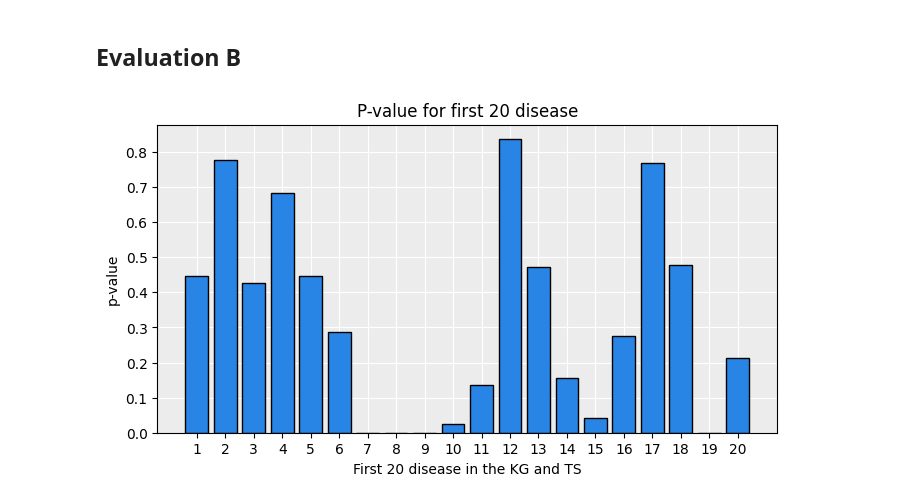
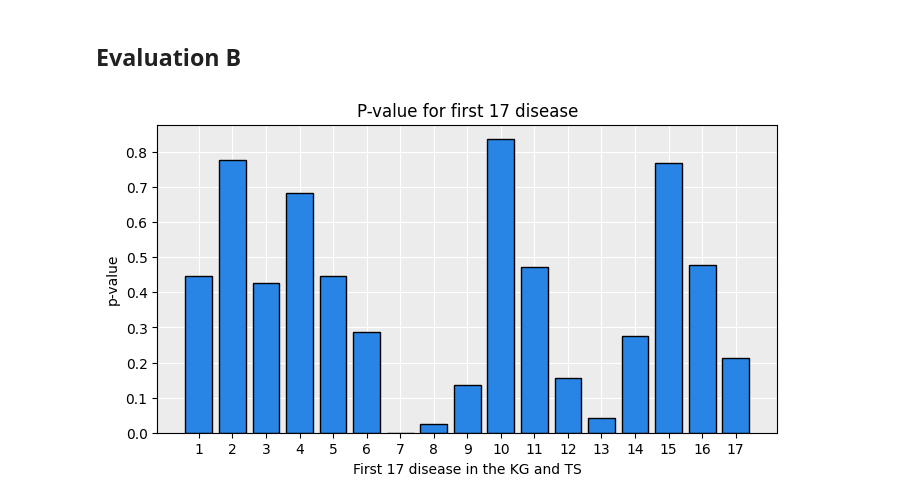
Before and after one commit to jacons/LMining-Neurodegenerative, a Jupyter notebook: Model_evalutation.ipynb, the cells around one changed output. Saved outputs shown, nothing was run; the diff lists cells and outputs as text; code cells hidden in the pictures.

```diff
--- a/Model_evalutation.ipynb
+++ b/Model_evalutation.ipynb
@@ -165,8 +173,6 @@ pValues = [0.4474150974725506,
  0.44755628041210505,
  0.2856933831503558,
  0.00020957884158454972,
- 0,
- 0,
  0.024716017356946285,
  0.1359102710650009,
  0.8359753942553461,
@@ -176,21 +182,20 @@ pValues = [0.4474150974725506,
  0.2770658573997668,
  0.7696008559247212,
  0.47669944424089467,
- 0,
  0.213685989598322]
 # %%
 import matplotlib.pyplot as plt
 plt.figure(figsize=(8, 4))
 ax = plt.axes()
 ax.set_facecolor("#ececec")
 ax.set_axisbelow(True)
 ax.yaxis.grid(color='white')
 ax.xaxis.grid(color='white')
 plt.bar(range(len(pValues)), pValues, color="#2985e5", edgecolor="black")
 plt.xticks(range(len(pValues)), [*range(1,len(pValues)+1)])
-plt.xlabel("First 20 disease in the KG and TS")
+plt.xlabel("First 17 disease in the KG and TS")
 plt.ylabel("p-value")
-plt.title("P-value for first 20 disease")
+plt.title("P-value for first 17 disease")
 plt.show()
 # %% [output]
-[figure, old version]
+[figure, new version]
```
Also changed, not shown: parts of 3 cells of this notebook, 5 other files.
